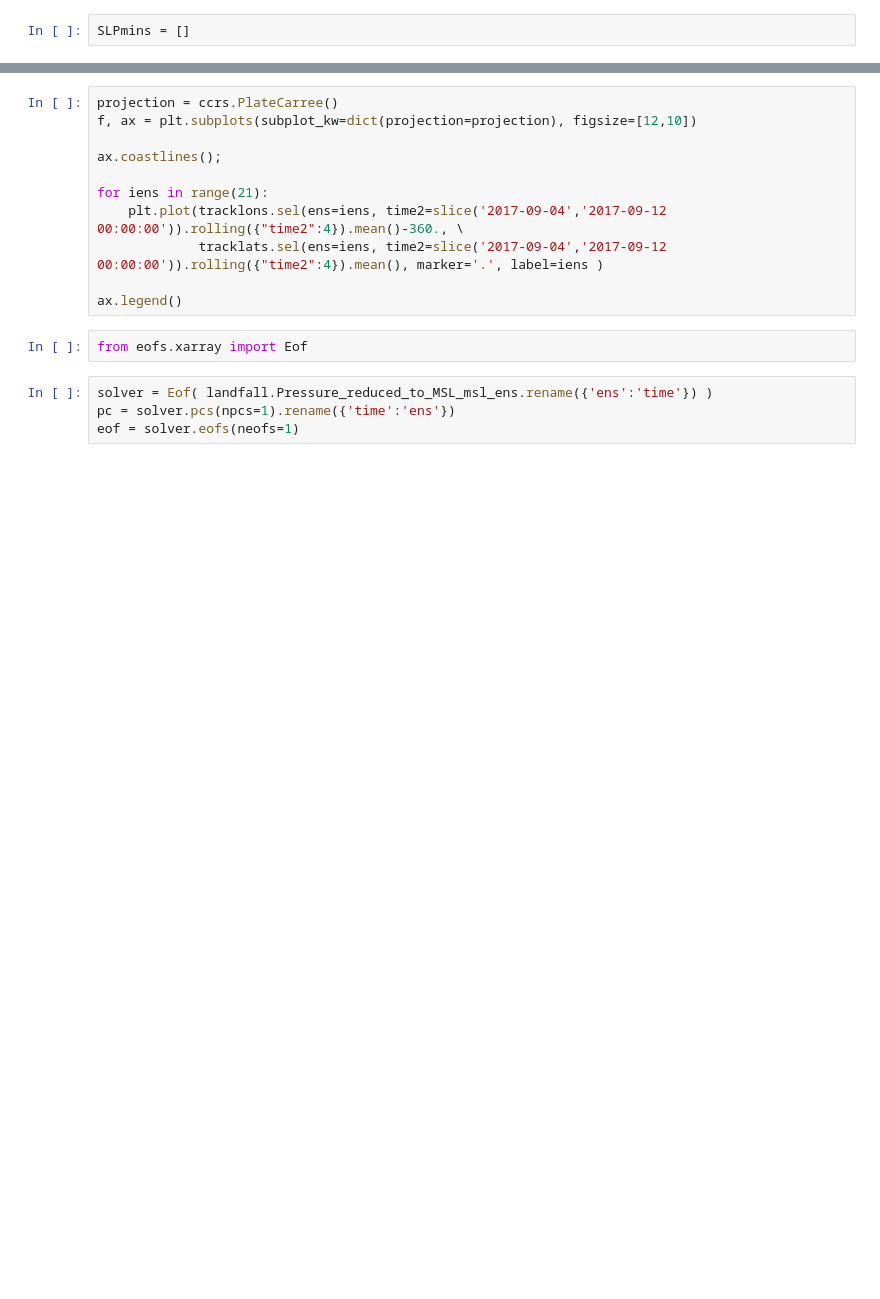
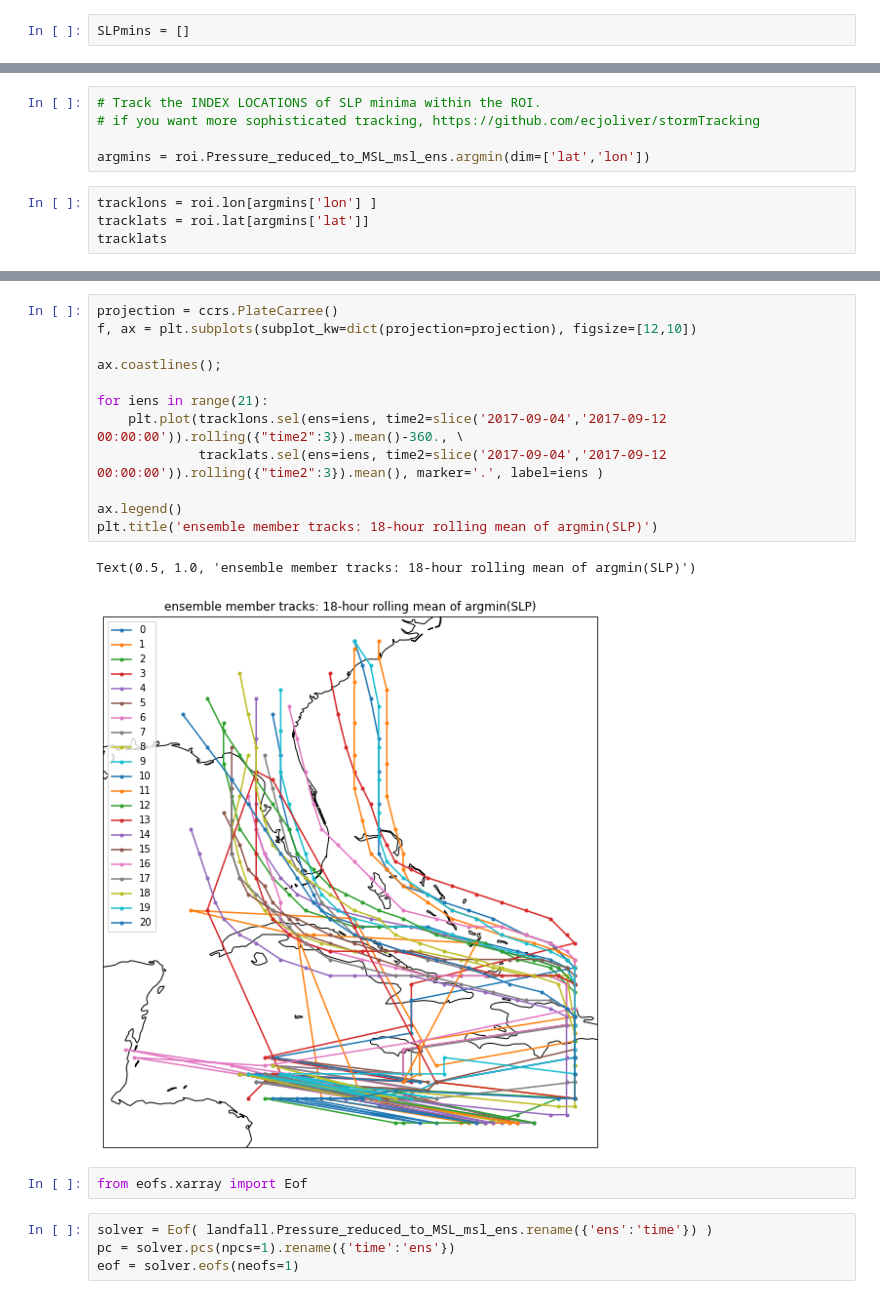
Before and after one commit to fuyihang98/MPO624_2022, a Jupyter notebook: Notebooks/Irma_Yihang.ipynb, the cells around one changed output, grey strips where cells are left out. Saved outputs shown, nothing was run; the diff lists cells and outputs as text; blank space fills up the shorter version.

```diff
--- a/Notebooks/Irma_Yihang.ipynb
+++ b/Notebooks/Irma_Yihang.ipynb
@@ -41,0 +81,9 @@ print('min, max: ', min(SLPmins), max(SLPmins), ' hPa')
+# %%
+# Track the INDEX LOCATIONS of SLP minima within the ROI.
+# if you want more sophisticated tracking, https://github.com/ecjoliver/stormTracking
+
+argmins = roi.Pressure_reduced_to_MSL_msl_ens.argmin(dim=['lat','lon'])
+# %%
+tracklons = roi.lon[argmins['lon'] ]
+tracklats = roi.lat[argmins['lat']]
+tracklats
@@ -42,14 +106,18 @@ print('min, max: ', min(SLPmins), max(SLPmins), ' hPa')
 # %%
 projection = ccrs.PlateCarree()
 f, ax = plt.subplots(subplot_kw=dict(projection=projection), figsize=[12,10])
 
 ax.coastlines();
 
 for iens in range(21):
-    plt.plot(tracklons.sel(ens=iens, time2=slice('2017-09-04','2017-09-12 00:00:00')).rolling({"time2":4}).mean()-360., \
-             tracklats.sel(ens=iens, time2=slice('2017-09-04','2017-09-12 00:00:00')).rolling({"time2":4}).mean(), marker='.', label=iens )
+    plt.plot(tracklons.sel(ens=iens, time2=slice('2017-09-04','2017-09-12 00:00:00')).rolling({"time2":3}).mean()-360., \
+             tracklats.sel(ens=iens, time2=slice('2017-09-04','2017-09-12 00:00:00')).rolling({"time2":3}).mean(), marker='.', label=iens )
 
 ax.legend()
+plt.title('ensemble member tracks: 18-hour rolling mean of argmin(SLP)')
+# %% [output]
+Text(0.5, 1.0, 'ensemble member tracks: 18-hour rolling mean of argmin(SLP)')
+[figure, added]
 # %%
 from eofs.xarray import Eof
 # %%
```
Also changed, not shown: parts of 12 cells of this notebook.
